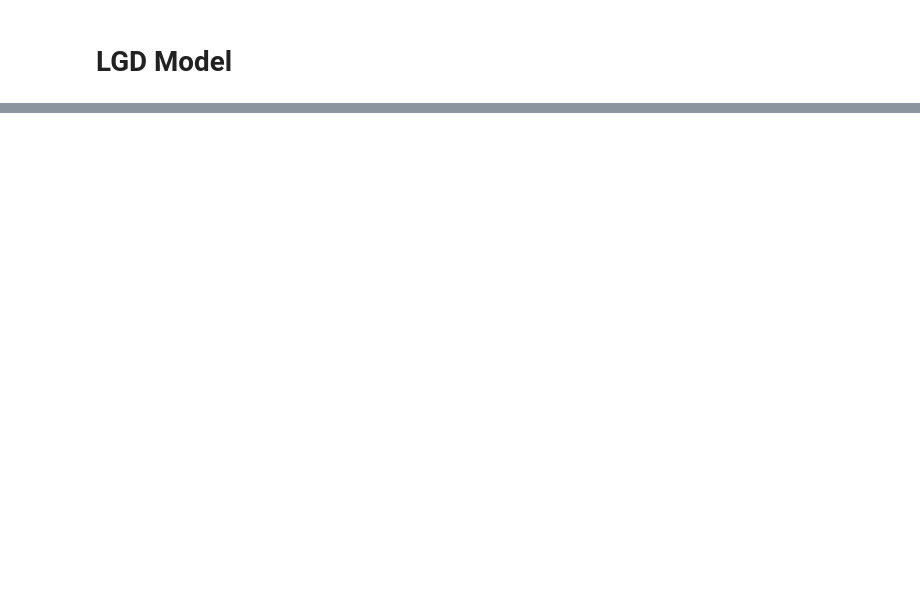
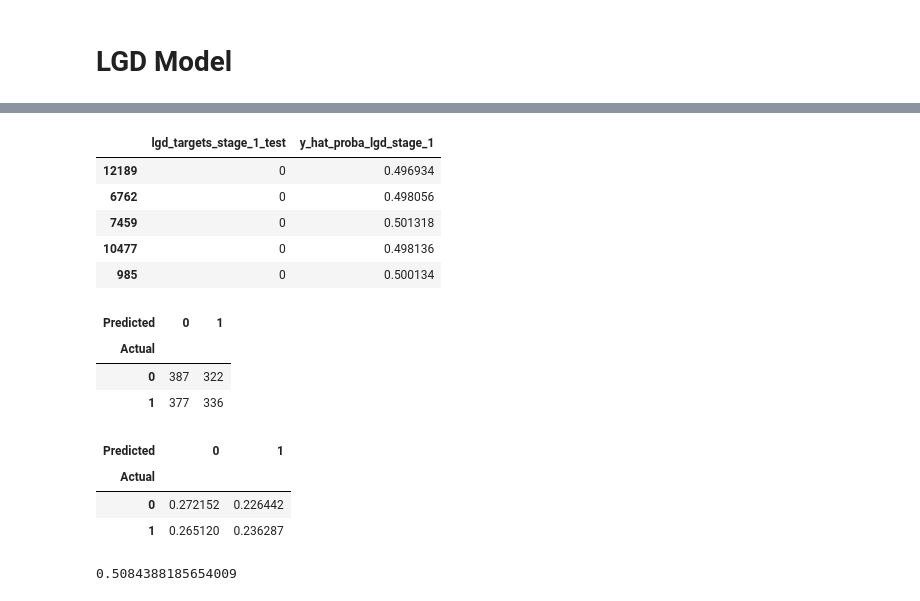
Before and after one commit to harryzyz/CreditRiskDemo, a Jupyter notebook: case1/LDG_Model_and_EAD_model.ipynb, the cells around one changed output, grey strips where cells are left out. Drawn from its saved outputs; the diff is of its cells as text; code cells hidden in the pictures; blank space fills up the shorter version.

```diff
--- a/case1/LDG_Model_and_EAD_model.ipynb
+++ b/case1/LDG_Model_and_EAD_model.ipynb
@@ -252,0 +387,17 @@ X_LGD_train, X_LGD_test, y_LGD_train, y_LGD_test = train_test_split(credit_data_
+# %%
+y_LGD_stage_1_test_temp.reset_index(drop = True, inplace=True)
+# %%
+df_actual_predicted_probs = pd.concat([y_LGD_stage_1_test_temp, pd.DataFrame(y_hat_proba_lgd_stage_1)], axis=1)
+# %%
+df_actual_predicted_probs.columns = ['lgd_targets_stage_1_test', 'y_hat_proba_lgd_stage_1']
+# %%
+df_actual_predicted_probs.index = X_LGD_stage_1_test.index
+# %%
+df_actual_predicted_probs.head()
+# %% [output]
+|  | lgd_targets_stage_1_test | y_hat_proba_lgd_stage_1 |
+| 12189 | 0 | 0.496934 |
+| 6762 | 0 | 0.498056 |
+| 7459 | 0 | 0.501318 |
+| 10477 | 0 | 0.498136 |
+| 985 | 0 | 0.500134 |
@@ -252,0 +407,18 @@ X_LGD_train, X_LGD_test, y_LGD_train, y_LGD_test = train_test_split(credit_data_
+# %%
+pd.crosstab(df_actual_predicted_probs['lgd_targets_stage_1_test'], df_actual_predicted_probs['y_hat_lgd_stage_1'], rownames=['Actual'], colnames=['Predicted'])
+# %% [output]
+| Predicted | 0 | 1 |
+| Actual |  |  |
+| 0 | 387 | 322 |
+| 1 | 377 | 336 |
+# %%
+pd.crosstab(df_actual_predicted_probs['lgd_targets_stage_1_test'], df_actual_predicted_probs['y_hat_lgd_stage_1'], rownames=['Actual'], colnames=['Predicted']) / df_actual_predicted_probs.shape[0]
+# %% [output]
+| Predicted | 0 | 1 |
+| Actual |  |  |
+| 0 | 0.272152 | 0.226442 |
+| 1 | 0.265120 | 0.236287 |
+# %%
+(pd.crosstab(df_actual_predicted_probs['lgd_targets_stage_1_test'], df_actual_predicted_probs['y_hat_lgd_stage_1'], rownames=['Actual'], colnames=['Predicted']) / df_actual_predicted_probs.shape[0]).iloc[0,0] + (pd.crosstab(df_actual_predicted_probs['lgd_targets_stage_1_test'], df_actual_predicted_probs['y_hat_lgd_stage_1'], rownames=['Actual'], colnames=['Predicted']) / df_actual_predicted_probs.shape[0]).iloc[1,1]
+# %% [output]
+0.5084388185654009
```
Also changed, not shown: parts of 53 cells of this notebook, 1 other file.
